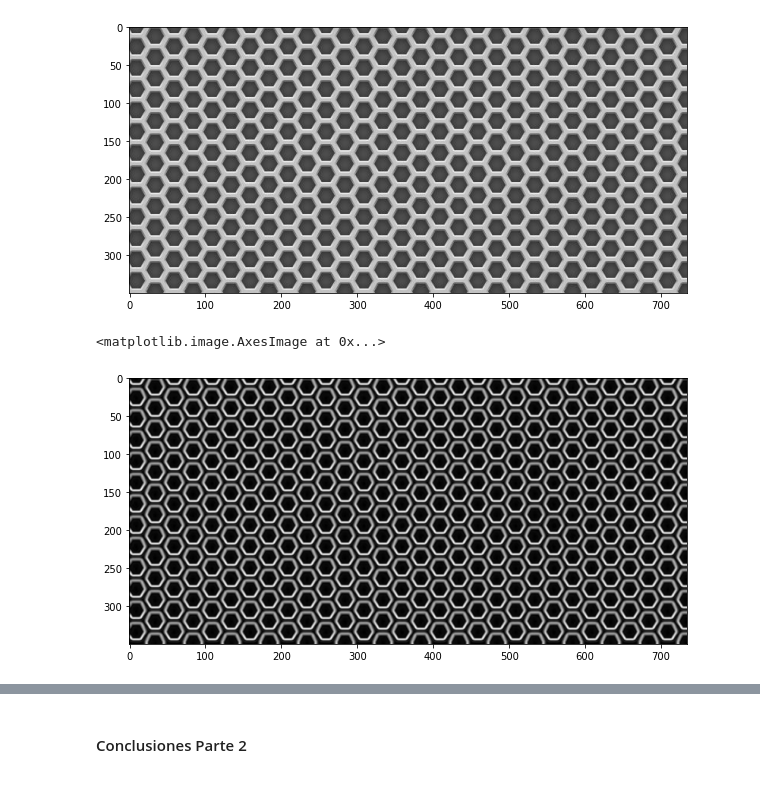
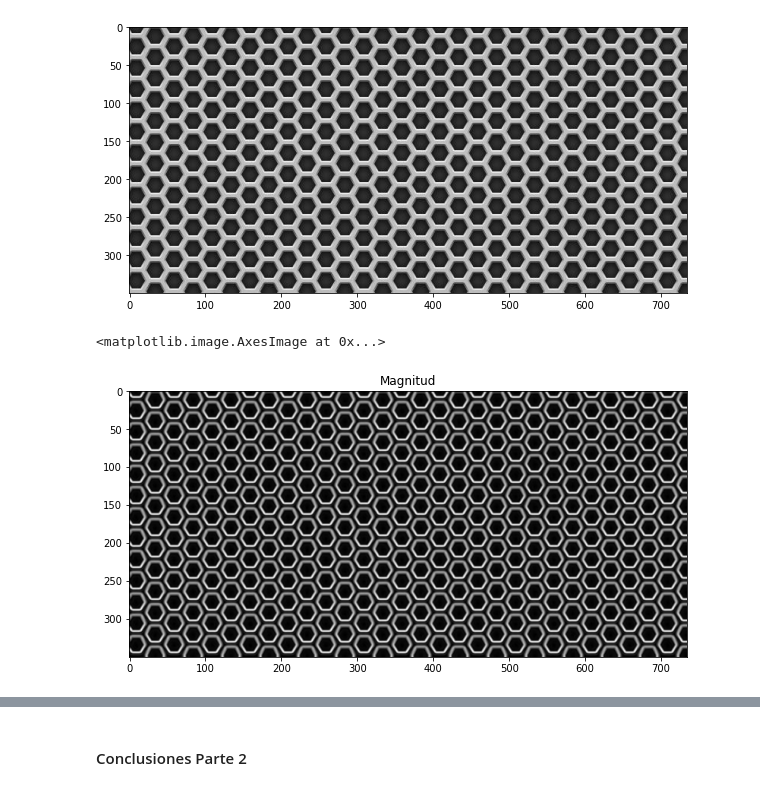
Before and after one commit to lrivela/cv1-rivela, a Jupyter notebook: tp2/tp2-rivela.ipynb, the cells around one changed output, grey strips where cells are left out. Cells and saved outputs as stored; diff of their text form; code cells hidden in the pictures.

```diff
--- a/tp2/tp2-rivela.ipynb
+++ b/tp2/tp2-rivela.ipynb
@@ -79,15 +153,15 @@ plt.title('Desenfoque gausiano')
 ##### Objetivo
 # %%
 # Cargo la imagen
-img = cv.imread('metalgrid.jpg')
+img = cv.imread('metalgrid.jpg', cv.IMREAD_GRAYSCALE)
 plt.figure(figsize=(10,10))
-plt.imshow(img)
+plt.imshow(img, cmap='gray')
 # %% [output]
 <matplotlib.image.AxesImage at 0x...>
 [figure]
 # %%
 # Suavizado Gaussiano
-blur = cv.GaussianBlur(img,(5,5),0)
+blur = cv.GaussianBlur(img,(5,5),1)
 
 # Gradientes
 sobelx_64 = cv.Sobel(blur,cv.CV_32F,1,0,ksize=3)
@@ -110,7 +184,8 @@ theta = np.arctan2(sobely_64, sobelx_64)
 angle = np.rad2deg(theta)
 # %%
 plt.figure(figsize=(10,10))
-plt.imshow(mag)
+plt.title("Magnitud")
+plt.imshow(mag, cmap='gray')
 # %% [output]
 <matplotlib.image.AxesImage at 0x...>
-[figure, old version]
+[figure, new version]
```
Also changed, not shown: parts of 19 cells of this notebook.
